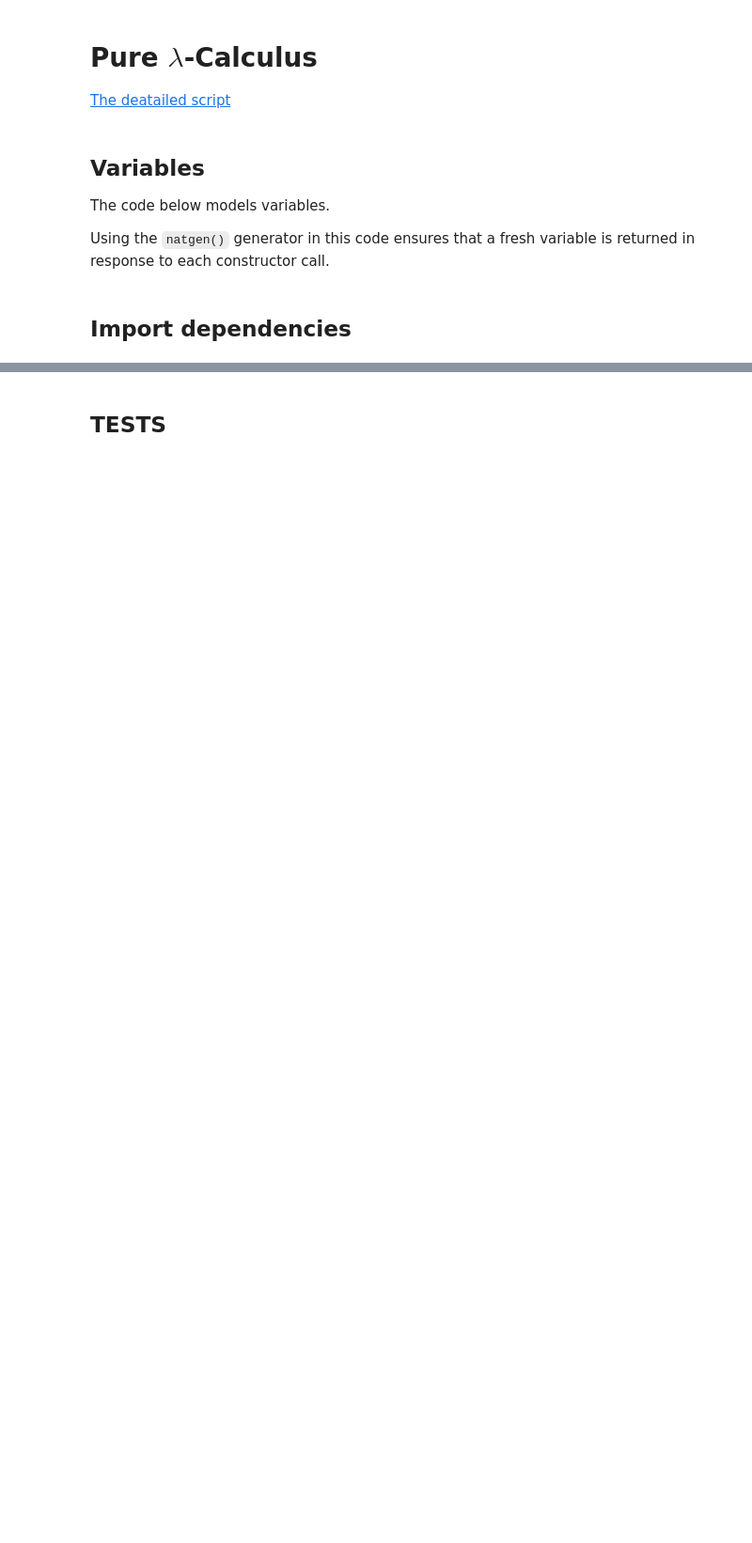
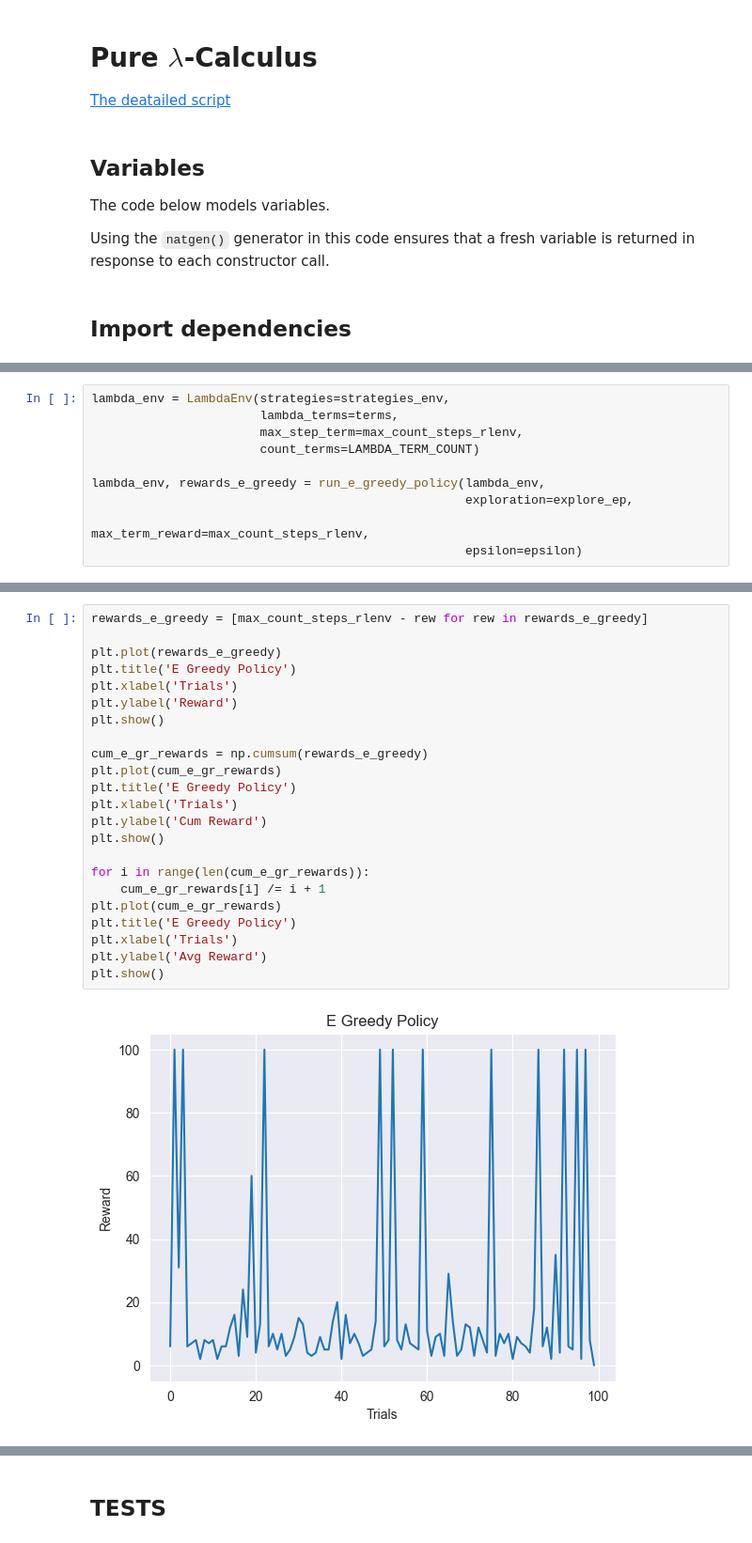
Before and after one commit to alex-deineha/pure-calculus, a Jupyter notebook: src/tests_2/pure_calculus_vs_greedy.ipynb, the cells around one changed output, grey strips where cells are left out. Shown: that part at 94% size. Drawn from its saved outputs; the diff is of its cells as text; blank space fills up the shorter version.

```diff
--- a/src/tests_2/pure_calculus_vs_greedy.ipynb
+++ b/src/tests_2/pure_calculus_vs_greedy.ipynb
@@ -60,0 +99,10 @@ print("number of steps to normalize using Random strategy= {}".format(stepsRand)
+# %%
+lambda_env = LambdaEnv(strategies=strategies_env,
+                       lambda_terms=terms,
+                       max_step_term=max_count_steps_rlenv,
+                       count_terms=LAMBDA_TERM_COUNT)
+
+lambda_env, rewards_e_greedy = run_e_greedy_policy(lambda_env,
+                                                   exploration=explore_ep,
+                                                   max_term_reward=max_count_steps_rlenv,
+                                                   epsilon=epsilon)
@@ -60,0 +136,25 @@ print("number of steps to normalize using Random strategy= {}".format(stepsRand)
+# %%
+rewards_e_greedy = [max_count_steps_rlenv - rew for rew in rewards_e_greedy]
+
+plt.plot(rewards_e_greedy)
+plt.title('E Greedy Policy')
+plt.xlabel('Trials')
+plt.ylabel('Reward')
+plt.show()
+
+cum_e_gr_rewards = np.cumsum(rewards_e_greedy)
+plt.plot(cum_e_gr_rewards)
+plt.title('E Greedy Policy')
+plt.xlabel('Trials')
+plt.ylabel('Cum Reward')
+plt.show()
+
+for i in range(len(cum_e_gr_rewards)):
+    cum_e_gr_rewards[i] /= i + 1
+plt.plot(cum_e_gr_rewards)
+plt.title('E Greedy Policy')
+plt.xlabel('Trials')
+plt.ylabel('Avg Reward')
+plt.show()
+# %% [output]
+[figure, added]
```
Also changed, not shown: parts of 20 cells of this notebook.
